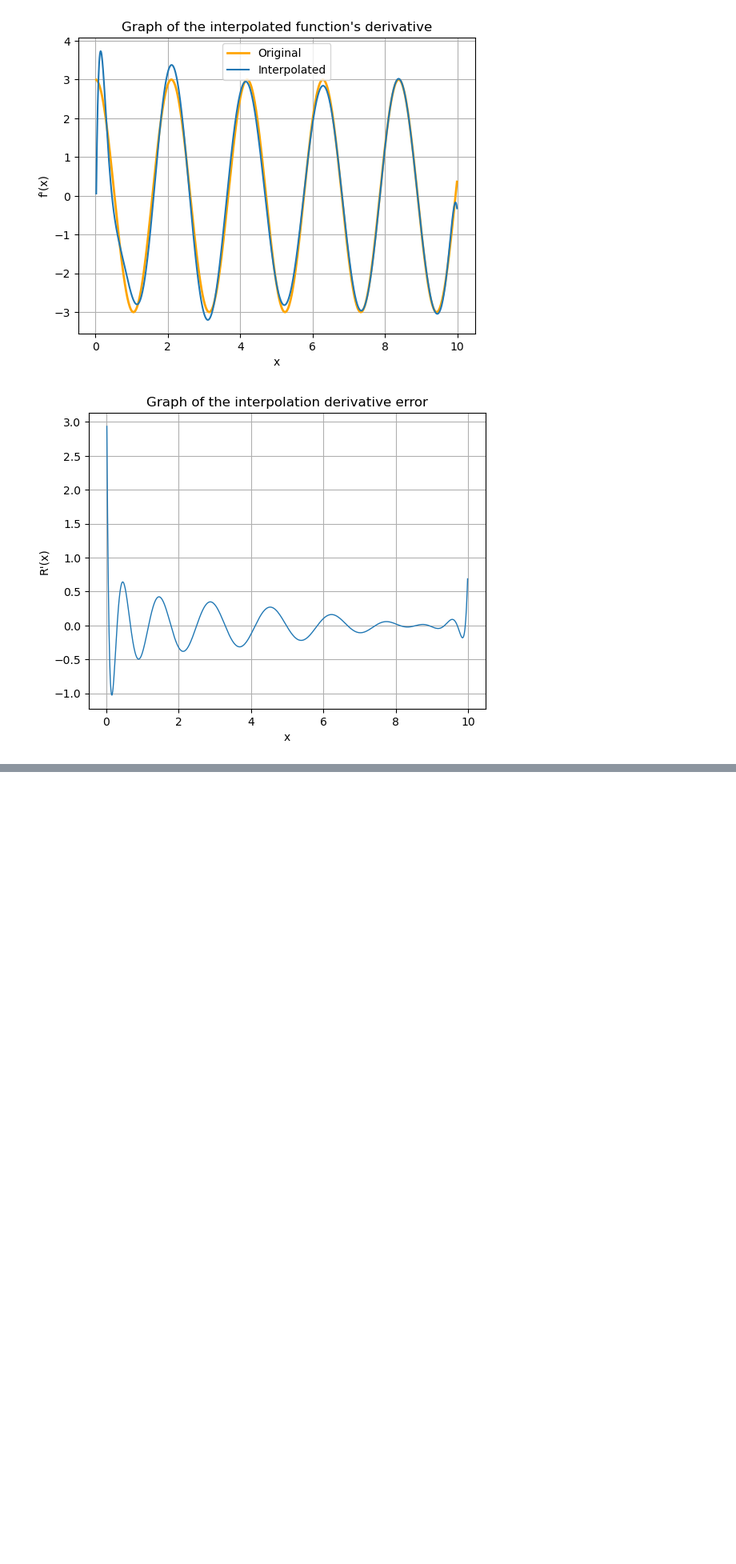
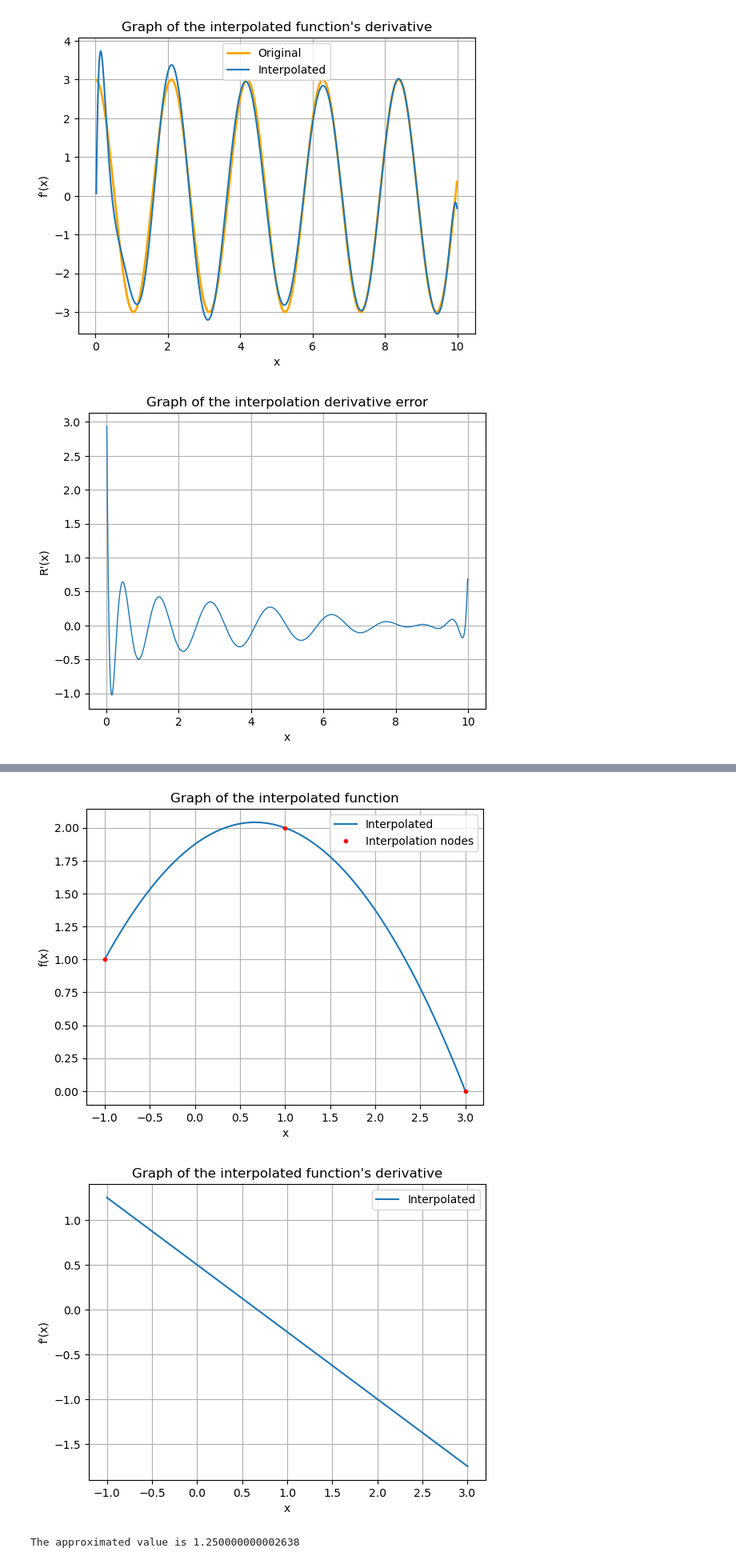
Before and after one commit to TonyTroeff/Mathematics, a Jupyter notebook: Numerical analysis/numerical_differentiation.ipynb, the cells around one changed output, grey strips where cells are left out. Shown at 80% size. Cells and saved outputs as stored; diff of their text form; code cells hidden in the pictures; blank space fills up the shorter version.

Commit message:
Solved one problem as a part of the notebook

```diff
--- a/Numerical analysis/numerical_differentiation.ipynb
+++ b/Numerical analysis/numerical_differentiation.ipynb
@@ -334,7 +334,8 @@ def interpolate_newton(x: float, data: List[tuple[float, float]], divided_differ
 
 def visualize_newton_interpolation(data: List[tuple[float, float]], f: Callable[[float], float] = None,
                                    f_deriv: Callable[[float], float] = None, step: float = 0.01,
-                                   is_verbose: bool = False) -> None:
+                                   is_verbose: bool = False) \
+        -> tuple[Callable[[float], float], Callable[[float], float]]:
     if is_verbose:
         print_interpolation_nodes(data)
 
@@ -348,13 +349,15 @@ def visualize_newton_interpolation(data: List[tuple[float, float]], f: Callable[
     def interpolate_in_point(p: float) -> float:
         return interpolate_newton(p, data, divided_differences)
 
+    def approximate_derivative_in_point(p: float) -> float:
+        return derivative(interpolate_in_point, p, dx=10 ** -5)
+
     all_points_in_range = np.arange(min(x_coordinates), max(x_coordinates) + step, step)
 
     interpolation_values = [interpolate_in_point(p) for p in all_points_in_range]
     interpolation_errors = None
 
-    interpolation_deriv_values = [derivative(interpolate_in_point, p, dx=10 ** -5) for p in
-                                  all_points_in_range]
+    interpolation_deriv_values = [approximate_derivative_in_point(p) for p in all_points_in_range]
     interpolation_deriv_errors = None
 
     prepare_plot('Graph of the interpolated function', 'x', 'f(x)')
@@ -390,6 +393,8 @@ def visualize_newton_interpolation(data: List[tuple[float, float]], f: Callable[
         prepare_plot('Graph of the interpolation derivative error', 'x', 'R\'(x)')
         plt.plot(all_points_in_range, interpolation_deriv_errors, linewidth=1)
         plt.show()
+
+    return interpolate_in_point, approximate_derivative_in_point
 # %% [markdown]
 # Примери
 
@@ -495,0 +523,7 @@ visualize_newton_interpolation(f3_data_better, f3, f3_deriv)
+# %%
+(_, solve_problem_1_1) = visualize_newton_interpolation([(-1, 1), (1, 2), (3, 0)])
+print(f"The approximated value is {solve_problem_1_1(-1)}")
+# %% [output]
+[figure, added]
+[figure, added]
+The approximated value is 1.250000000002638
```
Also changed, not shown: parts of 12 cells of this notebook.
